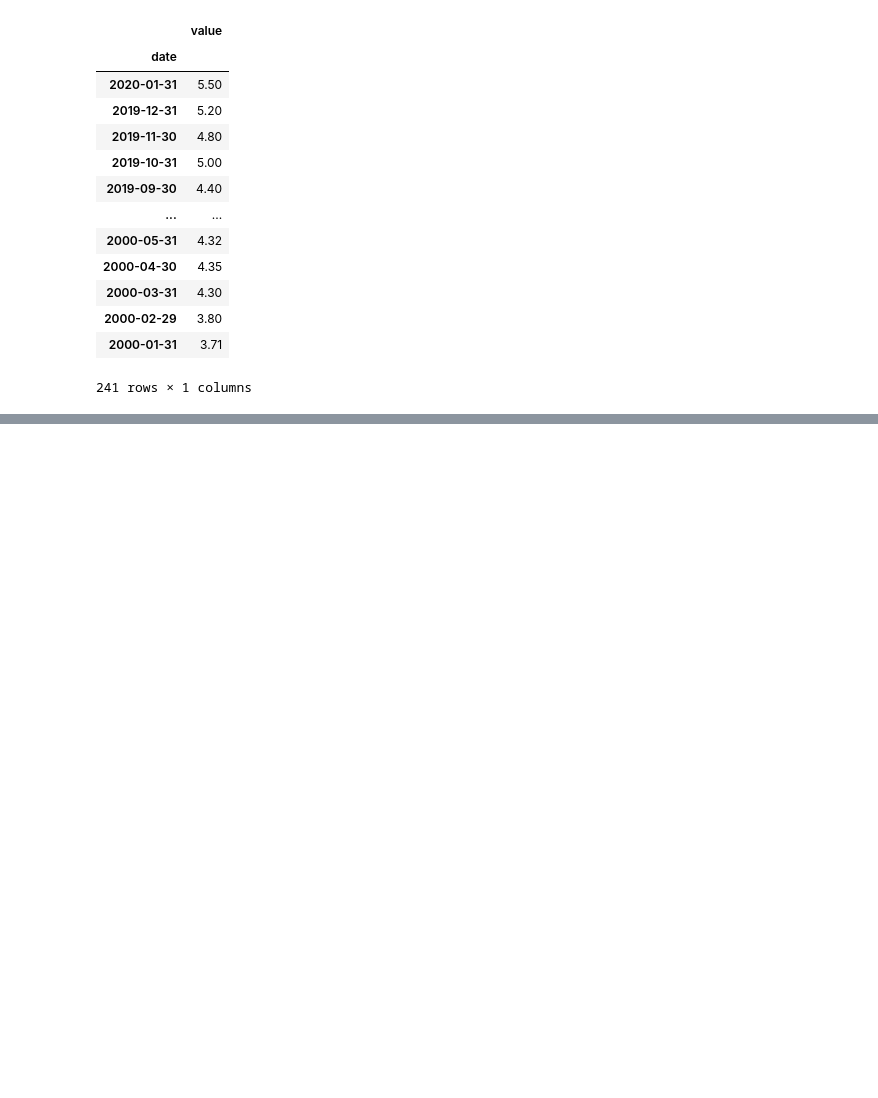
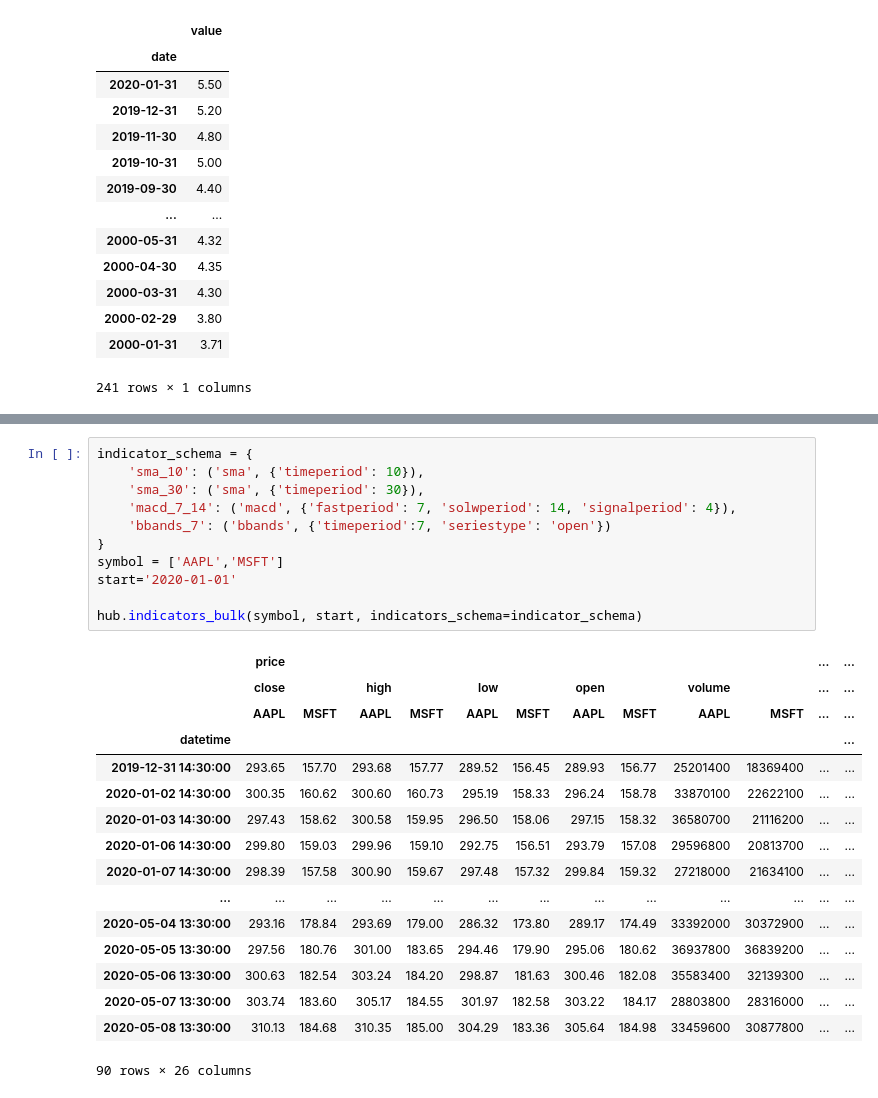
Before and after one commit to paduel/fhub, a Jupyter notebook: examples/quick_start.ipynb, the cells around one changed output, grey strips where cells are left out. Drawn from its saved outputs; the diff is of its cells as text; blank space fills up the shorter version.

```diff
--- a/examples/quick_start.ipynb
+++ b/examples/quick_start.ipynb
@@ -345,0 +391,28 @@ fhub.__version__
+# %%
+indicator_schema = {
+    'sma_10': ('sma', {'timeperiod': 10}),
+    'sma_30': ('sma', {'timeperiod': 30}),
+    'macd_7_14': ('macd', {'fastperiod': 7, 'solwperiod': 14, 'signalperiod': 4}),
+    'bbands_7': ('bbands', {'timeperiod':7, 'seriestype': 'open'})
+}
+symbol = ['AAPL','MSFT']
+start='2020-01-01'
+
+hub.indicators_bulk(symbol, start, indicators_schema=indicator_schema)
+# %% [output]
+|  | price |  |  |  |  |  |  |  |  |  | ... | ... |
+|  | close |  | high |  | low |  | open |  | volume |  | ... | ... |
+|  | AAPL | MSFT | AAPL | MSFT | AAPL | MSFT | AAPL | MSFT | AAPL | MSFT | ... | ... |
+| datetime |  |  |  |  |  |  |  |  |  |  |  | ... |
+| 2019-12-31 14:30:00 | 293.65 | 157.70 | 293.68 | 157.77 | 289.52 | 156.45 | 289.93 | 156.77 | 25201400 | 18369400 | ... | ... |
+| 2020-01-02 14:30:00 | 300.35 | 160.62 | 300.60 | 160.73 | 295.19 | 158.33 | 296.24 | 158.78 | 33870100 | 22622100 | ... | ... |
+| 2020-01-03 14:30:00 | 297.43 | 158.62 | 300.58 | 159.95 | 296.50 | 158.06 | 297.15 | 158.32 | 36580700 | 21116200 | ... | ... |
+| 2020-01-06 14:30:00 | 299.80 | 159.03 | 299.96 | 159.10 | 292.75 | 156.51 | 293.79 | 157.08 | 29596800 | 20813700 | ... | ... |
+| 2020-01-07 14:30:00 | 298.39 | 157.58 | 300.90 | 159.67 | 297.48 | 157.32 | 299.84 | 159.32 | 27218000 | 21634100 | ... | ... |
+| ... | ... | ... | ... | ... | ... | ... | ... | ... | ... | ... | ... | ... |
+| 2020-05-04 13:30:00 | 293.16 | 178.84 | 293.69 | 179.00 | 286.32 | 173.80 | 289.17 | 174.49 | 33392000 | 30372900 | ... | ... |
+| 2020-05-05 13:30:00 | 297.56 | 180.76 | 301.00 | 183.65 | 294.46 | 179.90 | 295.06 | 180.62 | 36937800 | 36839200 | ... | ... |
+| 2020-05-06 13:30:00 | 300.63 | 182.54 | 303.24 | 184.20 | 298.87 | 181.63 | 300.46 | 182.08 | 35583400 | 32139300 | ... | ... |
+| 2020-05-07 13:30:00 | 303.74 | 183.60 | 305.17 | 184.55 | 301.97 | 182.58 | 303.22 | 184.17 | 28803800 | 28316000 | ... | ... |
+| 2020-05-08 13:30:00 | 310.13 | 184.68 | 310.35 | 185.00 | 304.29 | 183.36 | 305.64 | 184.98 | 33459600 | 30877800 | ... | ... |
+90 rows × 26 columns
```
Also changed, not shown: parts of 16 cells of this notebook.
